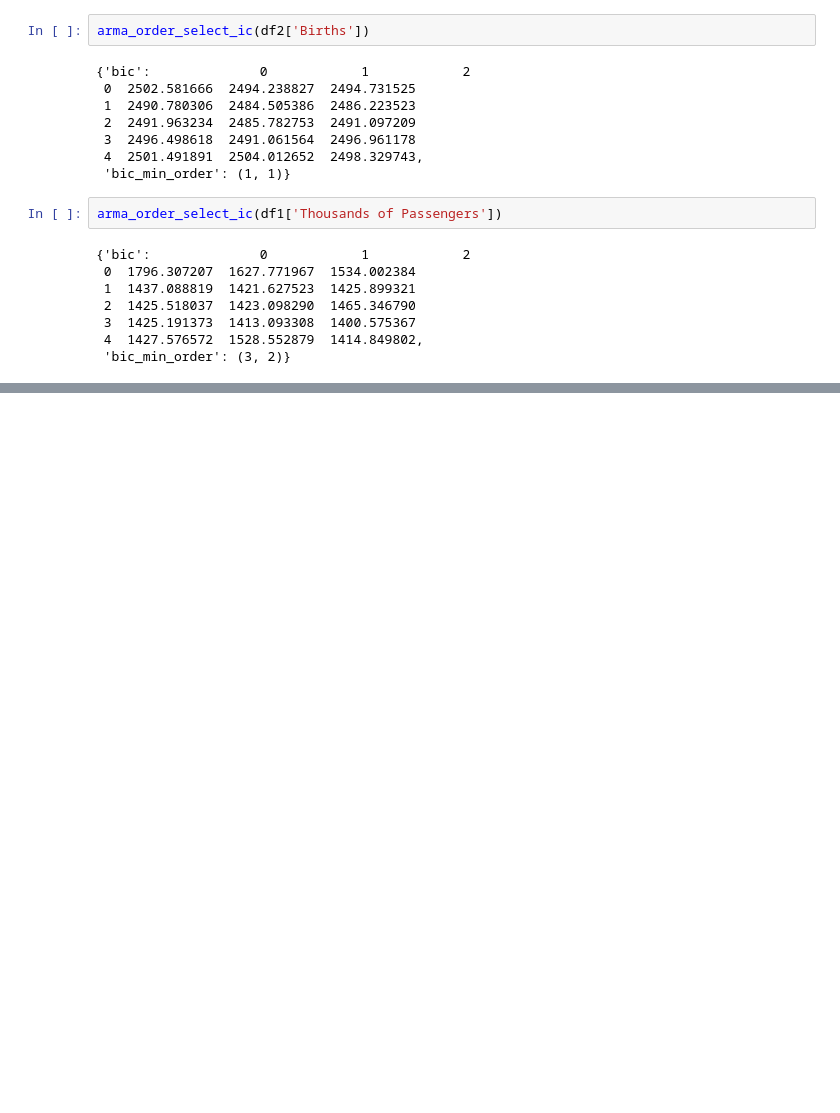
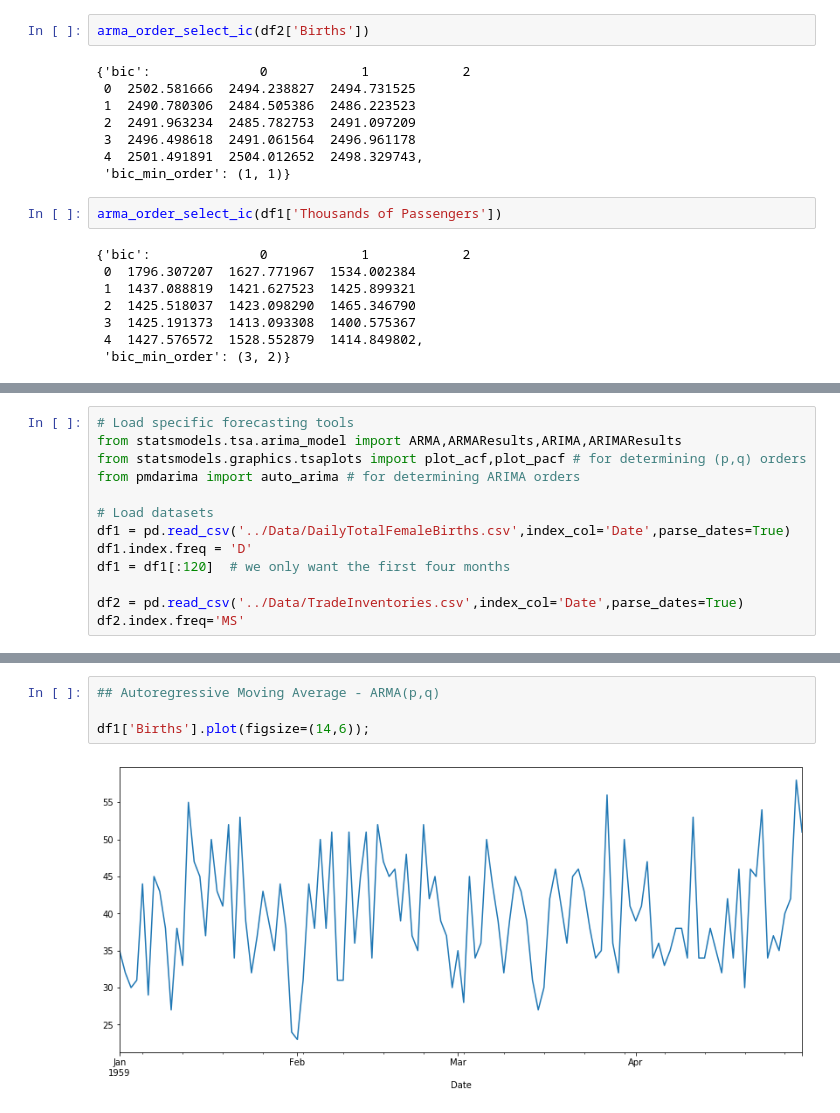
Before and after one commit to mattxushuai/Time_Series, a Jupyter notebook: General_Forecasting_Models.ipynb, the cells around one changed output, grey strips where cells are left out. Drawn from its saved outputs; the diff is of its cells as text; blank space fills up the shorter version.

```diff
--- a/General_Forecasting_Models.ipynb
+++ b/General_Forecasting_Models.ipynb
@@ -488,0 +523,13 @@ arma_order_select_ic(df1['Thousands of Passengers'])
+# %%
+# Load specific forecasting tools
+from statsmodels.tsa.arima_model import ARMA,ARMAResults,ARIMA,ARIMAResults
+from statsmodels.graphics.tsaplots import plot_acf,plot_pacf # for determining (p,q) orders
+from pmdarima import auto_arima # for determining ARIMA orders
+
+# Load datasets
+df1 = pd.read_csv('../Data/DailyTotalFemaleBirths.csv',index_col='Date',parse_dates=True)
+df1.index.freq = 'D'
+df1 = df1[:120]  # we only want the first four months
+
+df2 = pd.read_csv('../Data/TradeInventories.csv',index_col='Date',parse_dates=True)
+df2.index.freq='MS'
@@ -488,0 +563,6 @@ arma_order_select_ic(df1['Thousands of Passengers'])
+# %%
+## Autoregressive Moving Average - ARMA(p,q)
+
+df1['Births'].plot(figsize=(14,6));
+# %% [output]
+[figure, added]
```
Also changed, not shown: parts of 30 cells of this notebook.
